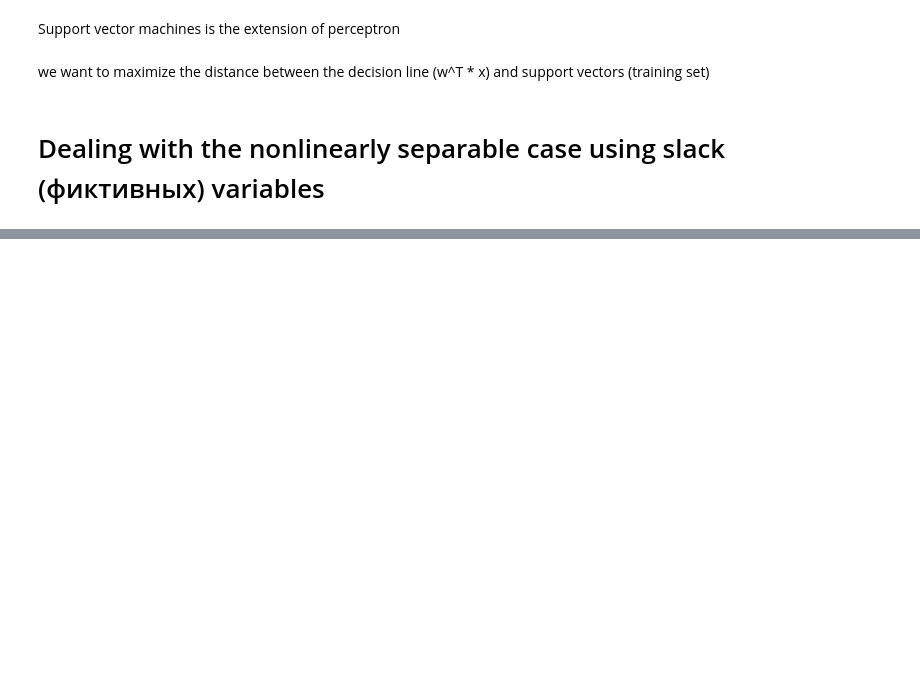
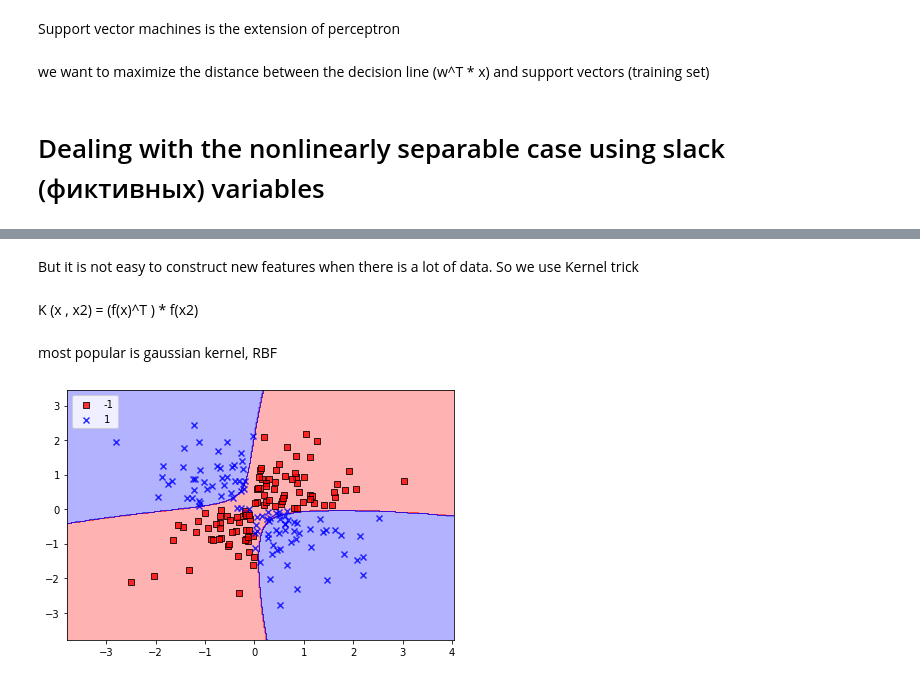
Before and after one commit to ArtHouse5/raschka, a Jupyter notebook: notebooks/chapter3 - Machine Learning Classifiers Using Scikit-Learn.ipynb, the cells around one changed output, grey strips where cells are left out. Drawn from its saved outputs; the diff is of its cells as text; code cells hidden in the pictures; blank space fills up the shorter version.

```diff
--- a/notebooks/chapter3 - Machine Learning Classifiers Using Scikit-Learn.ipynb
+++ b/notebooks/chapter3 - Machine Learning Classifiers Using Scikit-Learn.ipynb
@@ -398,0 +457,18 @@ we want to maximize the distance between the decision line (w^T * x) and support
+# %% [markdown]
+But it is not easy to construct new features when there is a lot of data. So we use Kernel trick
+# %% [markdown]
+K (x , x2) = (f(x)^T ) * f(x2)
+# %% [markdown]
+most popular is gaussian kernel, RBF
+# %%
+svm = SVC(kernel='rbf', random_state=1, gamma=0.10, C=10.0)
+svm.fit(X_xor, y_xor)
+plot_decision_regions(X_xor, y_xor,
+                      classifier=svm)
+
+plt.legend(loc='upper left')
+plt.tight_layout()
+#plt.savefig('images/03_14.png', dpi=300)
+plt.show()
+# %% [output]
+[figure, added]
```
Also changed, not shown: parts of 26 cells of this notebook.
